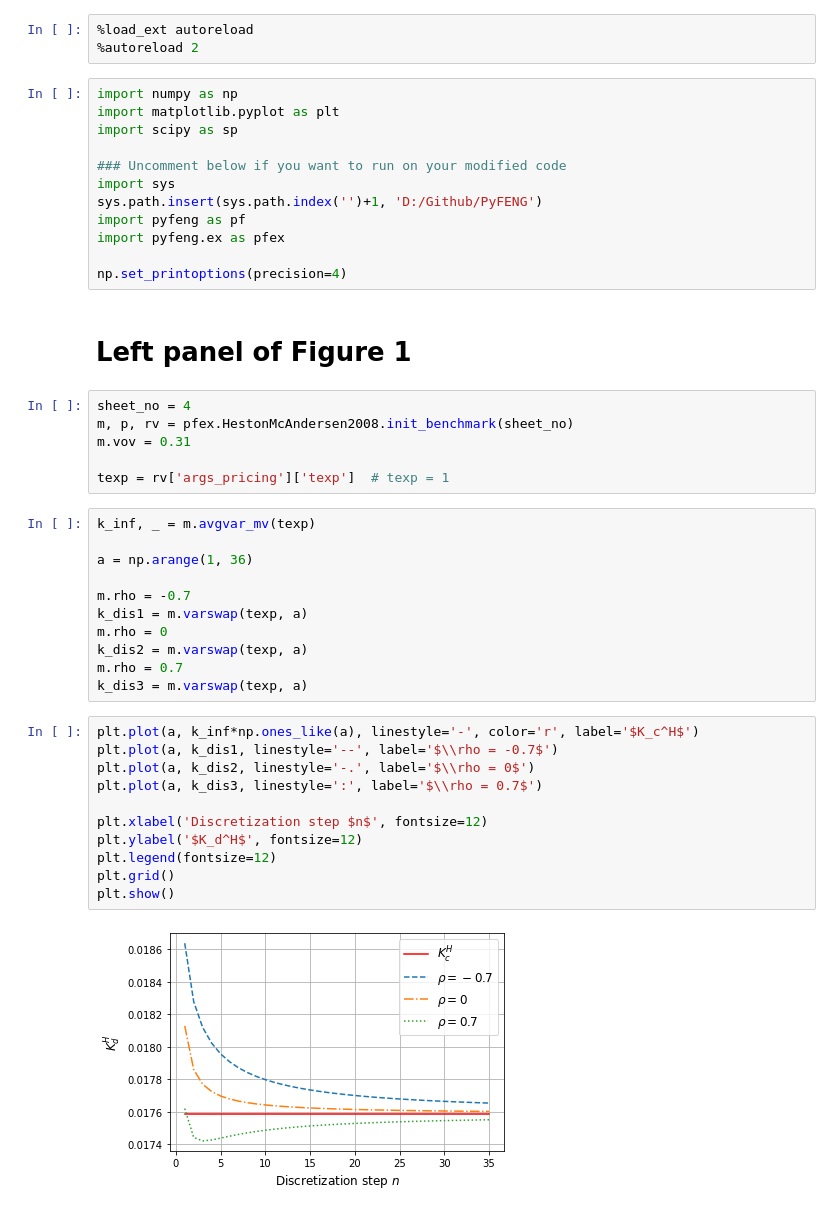
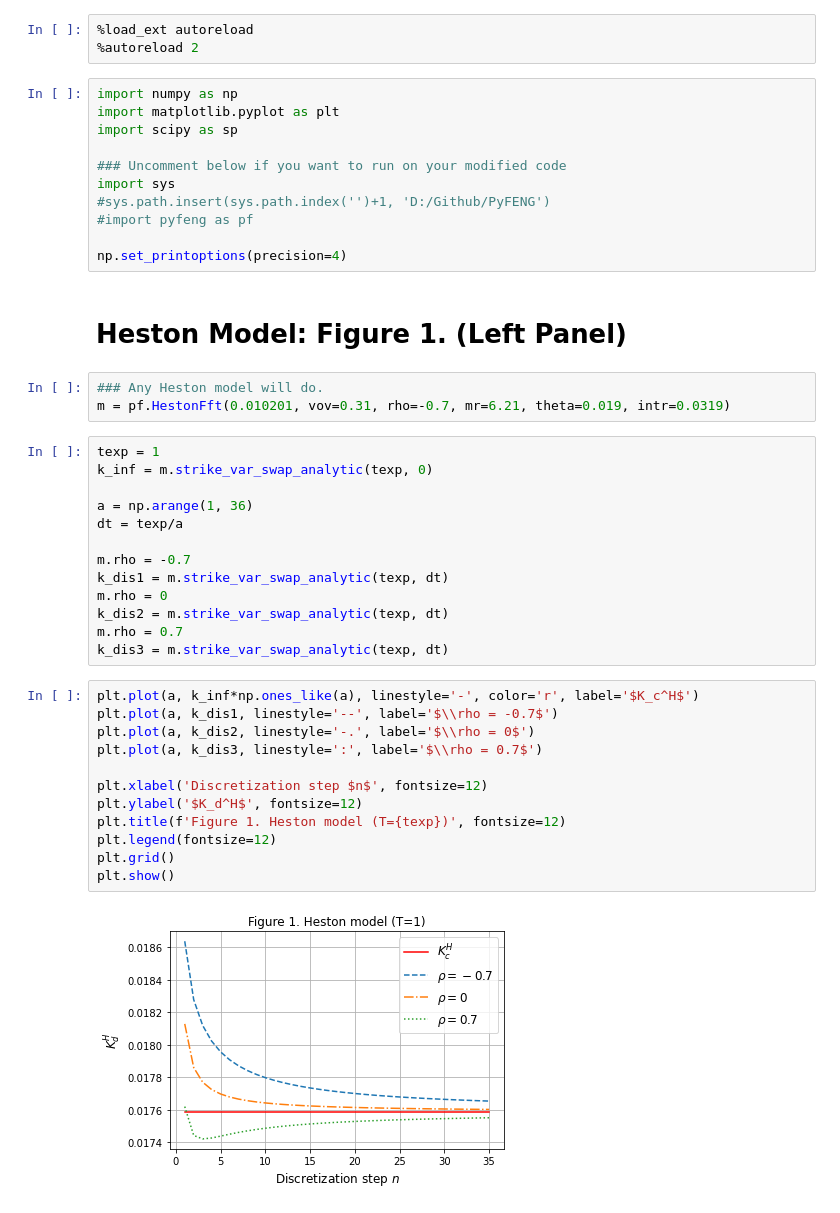
Before and after one commit to PyFE/PyfengForPapers, a Jupyter notebook: ipynb/BernardCui2014-DiscreteVarianceSwap.ipynb, the cells around one changed output. Drawn from its saved outputs; the diff is of its cells as text.

```diff
--- a/ipynb/BernardCui2014-DiscreteVarianceSwap.ipynb
+++ b/ipynb/BernardCui2014-DiscreteVarianceSwap.ipynb
@@ -23,40 +23,39 @@ import scipy as sp
 
 ### Uncomment below if you want to run on your modified code
 import sys
-sys.path.insert(sys.path.index('')+1, 'D:/Github/PyFENG')
-import pyfeng as pf
-import pyfeng.ex as pfex
+#sys.path.insert(sys.path.index('')+1, 'D:/Github/PyFENG')
+#import pyfeng as pf
 
 np.set_printoptions(precision=4)
 # %% [markdown]
-# Left panel of Figure 1
+# Heston Model: Figure 1. (Left Panel)
 # %%
-sheet_no = 4
-m, p, rv = pfex.HestonMcAndersen2008.init_benchmark(sheet_no)
-m.vov = 0.31
-
-texp = rv['args_pricing']['texp']  # texp = 1
+### Any Heston model will do.
+m = pf.HestonFft(0.010201, vov=0.31, rho=-0.7, mr=6.21, theta=0.019, intr=0.0319)
 # %%
-k_inf, _ = m.avgvar_mv(texp)
+texp = 1
+k_inf = m.strike_var_swap_analytic(texp, 0)
 
 a = np.arange(1, 36)
+dt = texp/a
 
 m.rho = -0.7
-k_dis1 = m.varswap(texp, a)
+k_dis1 = m.strike_var_swap_analytic(texp, dt)
 m.rho = 0
-k_dis2 = m.varswap(texp, a)
+k_dis2 = m.strike_var_swap_analytic(texp, dt)
 m.rho = 0.7
-k_dis3 = m.varswap(texp, a)
+k_dis3 = m.strike_var_swap_analytic(texp, dt)
 # %%
 plt.plot(a, k_inf*np.ones_like(a), linestyle='-', color='r', label='$K_c^H$')
 plt.plot(a, k_dis1, linestyle='--', label='$\\rho = -0.7$')
 plt.plot(a, k_dis2, linestyle='-.', label='$\\rho = 0$')
 plt.plot(a, k_dis3, linestyle=':', label='$\\rho = 0.7$')
 
 plt.xlabel('Discretization step $n$', fontsize=12)
 plt.ylabel('$K_d^H$', fontsize=12)
+plt.title(f'Figure 1. Heston model (T={texp})', fontsize=12)
 plt.legend(fontsize=12)
 plt.grid()
 plt.show()
 # %% [output]
-[figure, old version]
+[figure, new version]
```
Also changed, not shown: parts of 17 cells of this notebook.
